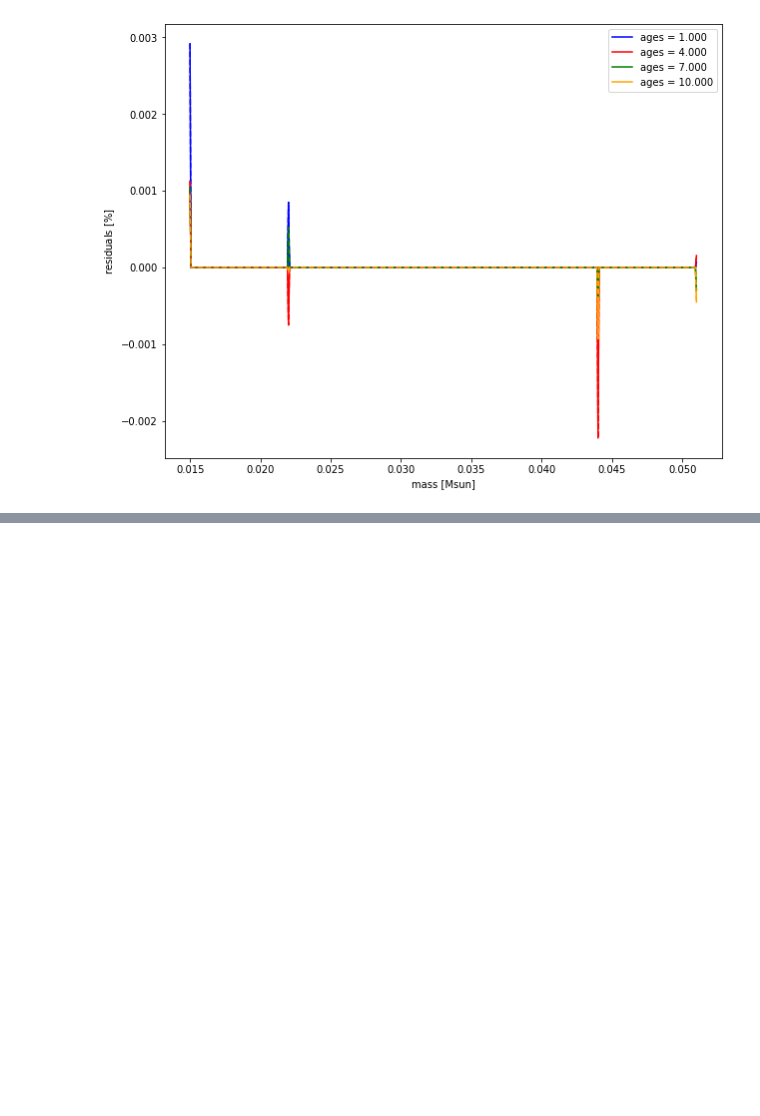
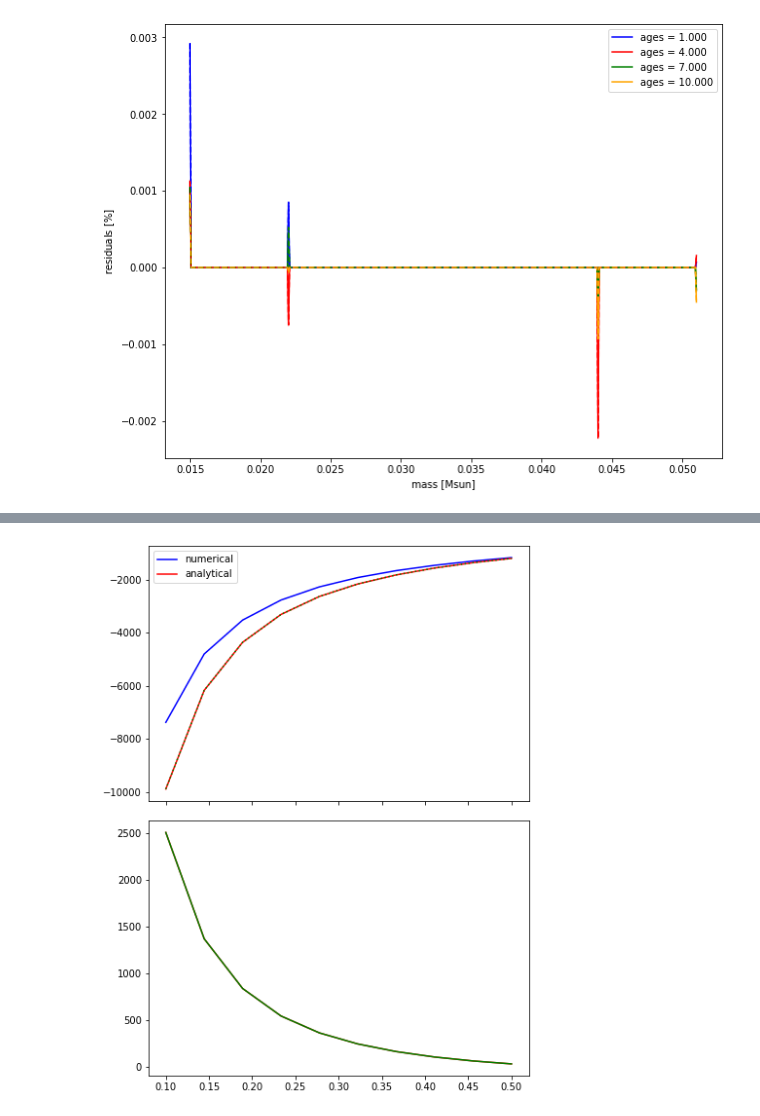
Before and after one commit to SvPoder/exoplanets, a Jupyter notebook: jupyter-notebook/reconstructed_DM_likelihood.ipynb, the cells around one changed output, grey strips where cells are left out. Saved outputs shown, nothing was run; the diff lists cells and outputs as text; code cells hidden in the pictures; blank space fills up the shorter version.

```diff
--- a/jupyter-notebook/reconstructed_DM_likelihood.ipynb
+++ b/jupyter-notebook/reconstructed_DM_likelihood.ipynb
@@ -1095,0 +1261,8 @@ Text(0.5, 0, 'mass [Msun]')
+# %%
+from utils import temperature_withDM, gNFW_rho
+from astropy.constants import R_jup, G, sigma_sb
+
+_sigma_sb = sigma_sb.value
+conversion_into_K_vs_kg = 1.60217e-7
+conversion_into_w       = 0.16021766
+conv_Msun_to_kg         = 1.98841e+30 # [kg/Msun]
@@ -1095,0 +1329,20 @@ Text(0.5, 0, 'mass [Msun]')
+# %%
+r = np.linspace(0.1, 0.5, 10)
+M = 0.02
+
+dev_num  = derivative(derivando, r, method="forward", h=1e-12)#dx=1e-3)
+dev_ana  = derivativeTDM_wrt_r(r, [1., 1.5, 20.], M, v=100., R=R_jup.value, Rsun=8.178, epsilon=1.)
+dev_ana2 = derivative_other_ana(r)
+# %%
+fig, ax = plt.subplots(2, 1, figsize=(7, 10), sharex=True)
+ax[0].plot(r, dev_num, color="blue", label="numerical")
+ax[0].plot(r, dev_ana, color="red", label="analytical")
+ax[0].plot(r, dev_ana2, color="green", ls=":")
+ax[0].legend()
+
+ax[1].plot(r, dev_num-dev_ana, color="red")
+ax[1].plot(r, dev_num-dev_ana2, color="green")
+
+fig.subplots_adjust(hspace=0.08)
+# %% [output]
+[figure, added]
```
Also changed, not shown: parts of 12 cells of this notebook, 1 other file.
